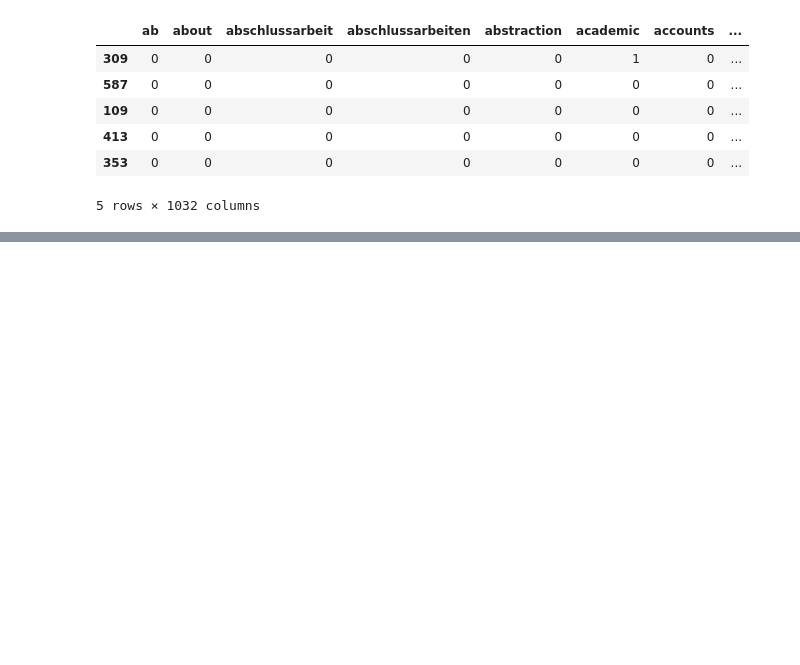
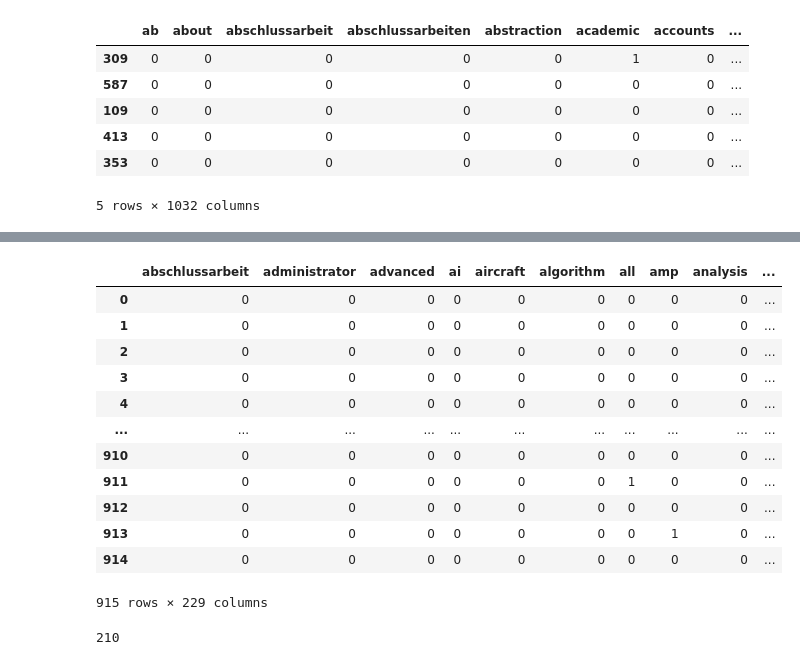
Before and after one commit to damnpav/arbeite_parser, a Jupyter notebook: notebooks/_1_eda_cleaned.ipynb, the cells around one changed output, grey strips where cells are left out. Saved outputs shown, nothing was run; the diff lists cells and outputs as text; code cells hidden in the pictures; blank space fills up the shorter version.

```diff
--- a/notebooks/_1_eda_cleaned.ipynb
+++ b/notebooks/_1_eda_cleaned.ipynb
@@ -284,0 +439,20 @@ bow_df.to_excel('de_bag_of_words.xlsx', index=False)
+# %%
+selected_tokens = token_freq.loc[(token_freq['freq']>token_freq['freq'].quantile(0.75))].reset_index()['index'].to_list()
+# %%
+bow_df1 = bow_df[selected_tokens + ['job_id']].copy()
+# %%
+bow_df1
+# %% [output]
+|  | abschlussarbeit | administrator | advanced | ai | aircraft | algorithm | all | amp | analysis | ... |
+| 0 | 0 | 0 | 0 | 0 | 0 | 0 | 0 | 0 | 0 | ... |
+| 1 | 0 | 0 | 0 | 0 | 0 | 0 | 0 | 0 | 0 | ... |
+| 2 | 0 | 0 | 0 | 0 | 0 | 0 | 0 | 0 | 0 | ... |
+| 3 | 0 | 0 | 0 | 0 | 0 | 0 | 0 | 0 | 0 | ... |
+| 4 | 0 | 0 | 0 | 0 | 0 | 0 | 0 | 0 | 0 | ... |
+| ... | ... | ... | ... | ... | ... | ... | ... | ... | ... | ... |
+| 910 | 0 | 0 | 0 | 0 | 0 | 0 | 0 | 0 | 0 | ... |
+| 911 | 0 | 0 | 0 | 0 | 0 | 0 | 1 | 0 | 0 | ... |
+| 912 | 0 | 0 | 0 | 0 | 0 | 0 | 0 | 0 | 0 | ... |
+| 913 | 0 | 0 | 0 | 0 | 0 | 0 | 0 | 1 | 0 | ... |
+| 914 | 0 | 0 | 0 | 0 | 0 | 0 | 0 | 0 | 0 | ... |
+915 rows × 229 columns
@@ -284,0 +463,4 @@ bow_df.to_excel('de_bag_of_words.xlsx', index=False)
+# %%
+len(selected_tokens1)
+# %% [output]
+210
```
Also changed, not shown: parts of 20 cells of this notebook.
